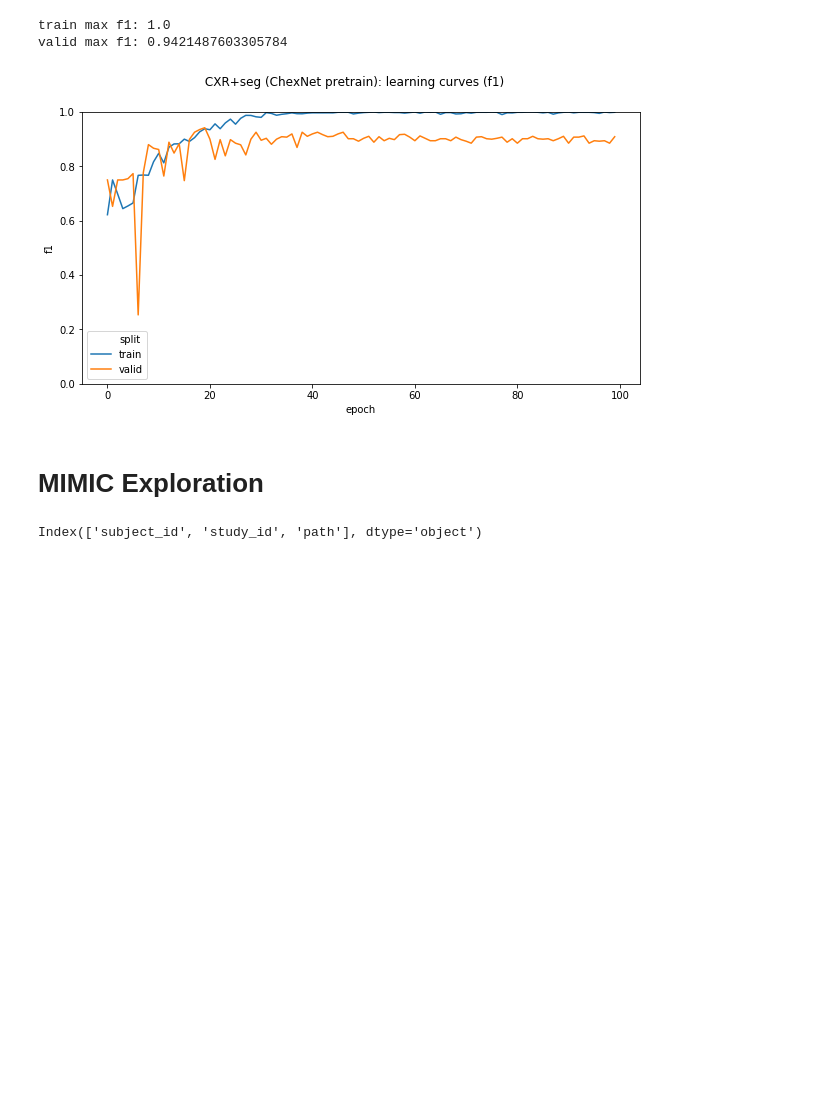
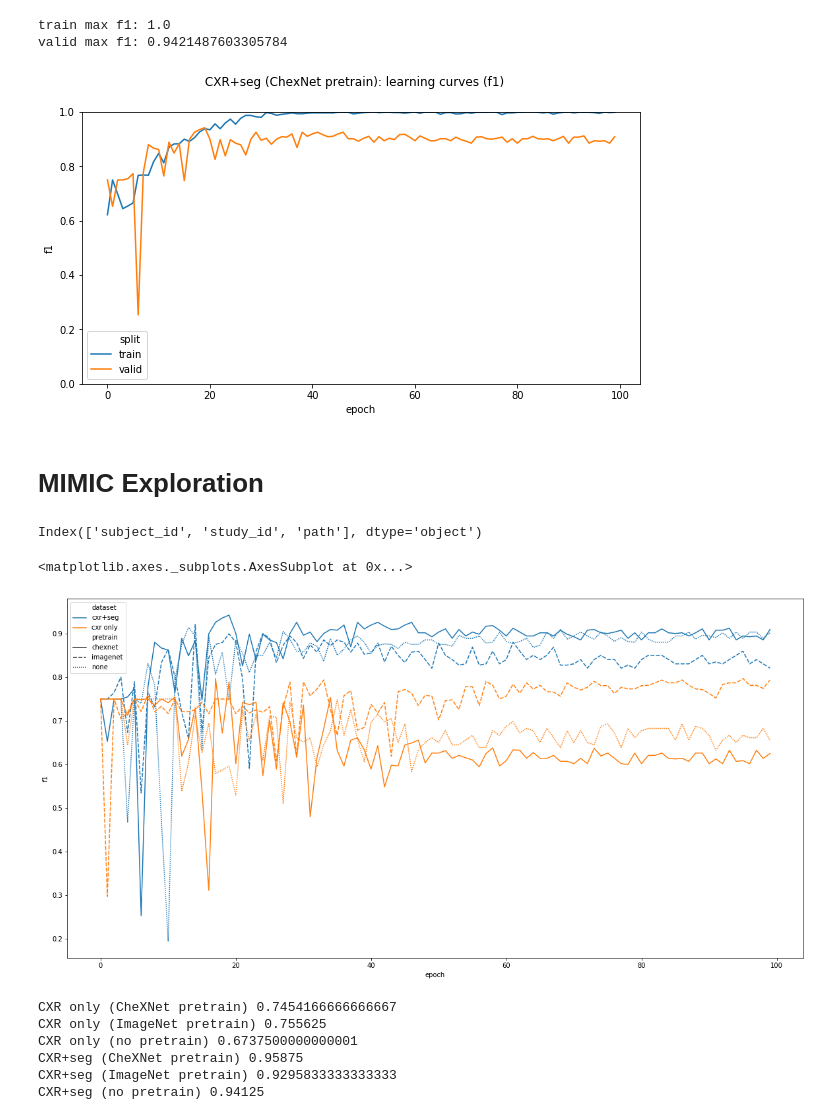
Before and after one commit to geoffreyangus/pytorch-classification, a Jupyter notebook: notebooks/drain_detection/11-18.ipynb, the cells around one changed output. Cells and saved outputs as stored; diff of their text form; code cells hidden in the pictures; blank space fills up the shorter version.

Commit message:
cleaning up catheter_detector and running debugging experiments on train.py

```diff
--- a/notebooks/drain_detection/11-18.ipynb
+++ b/notebooks/drain_detection/11-18.ipynb
@@ -25,5 +22,15 @@ The autoreload extension is already loaded. To reload it, use:
 # %%
 def plot_learning_curves(name, experiment_dirs, splits, metric, ylim=None):
+    pretrain = 'none'
+    if 'imagenet' in name.lower():
+        pretrain = 'imagenet'
+    elif 'chexnet' in name.lower():
+        pretrain = 'chexnet'
+
+    dataset = 'cxr only'
+    if 'cxr+seg' in name.lower():
+        dataset = 'cxr+seg'
+
     res = plt.subplots(len(experiment_dirs))
     fig, axs = res[0], res[1:][0]
     if not isinstance(axs, np.ndarray):
@@ -31,6 +38,7 @@ def plot_learning_curves(name, experiment_dirs, splits, metric, ylim=None):
     fig.set_figheight(len(experiment_dirs) * 5)
     fig.set_figwidth(10)
     fig.suptitle(f'{name}: learning curves ({metric})')
+    maxes = {}
     for experiment_idx, experiment_dir in enumerate(experiment_dirs):
         fig1_data = []
         cout_path = osp.join(experiment_dir, 'cout.txt')
@@ -44,7 +52,7 @@ def plot_learning_curves(name, experiment_dirs, splits, metric, ylim=None):
                 query = f"{split}/{metric}': "
                 primary_metric_str = re.findall(f"{query}[0-9\.]+", "\n".join(lines)) # guaranteed to be in order
                 primary_metric_vals = [s[len(query):] for s in primary_metric_str]
-                print(f'{split} max {metric}: {max(primary_metric_vals, key=lambda x: float(x))}')
+                maxes[f'{split}/{metric}'] = max(primary_metric_vals, key=lambda x: float(x))
                 for epoch, val in enumerate(primary_metric_vals):
                     fig1_data.append({
                         'split': split,
@@ -53,14 +61,16 @@ def plot_learning_curves(name, experiment_dirs, splits, metric, ylim=None):
                         'query': query,
                         f'{metric}': float(val),
                         'experiment_dir': experiment_dir,
-                        'experiment_name': name
+                        'experiment_name': name,
+                        'dataset': dataset,
+                        'pretrain': pretrain
                     })
         fig1_df = pd.DataFrame(fig1_data)
         ax = axs[experiment_idx]
         if ylim:
             ax.set_ylim(ylim)
         sns.lineplot(data=fig1_df, x='epoch', y=f'{metric}', hue='split', ax=ax)
-    return fig
+    return fig, maxes, fig1_data
 # %%
 experiment_dirs = [
     'experiments/drain_detection/cxr_only/no_pretrain/1',
@@ -75,6 +85,6 @@ name = 'CXR only (no pretrain)'
 splits = ['train', 'valid']
 metric = 'f1'
 ylim = [0,1]
-fig = plot_learning_curves(name, [experiment_dirs[0]], splits, metric, ylim)
+fig, maxes, entries = plot_learning_curves(name, [experiment_dirs[0]], splits, metric, ylim)
 fig.savefig(f"figs/{name.replace(' ', '_')}.png")
 # %% [output]
@@ -154,3 +162,38 @@ printer = PrettyPrinter(width=120)
 #     with open(osp.join(study_dir, study_row['path']), 'r') as f:
 #         study = f.readlines()
 #     printer.pprint(study)
+# %%
+%%capture output
+data = []
+splits = ['valid']
+names = [
+    'CXR only (no pretrain)',
+    'CXR only (ImageNet pretrain)',
+    'CXR only (CheXNet pretrain)',
+    'CXR+seg (no pretrain)',
+    'CXR+seg (ImageNet pretrain)',
+    'CXR+seg (CheXNet pretrain)'
+]
+for metric in ['roc_auc', 'f1']:
+    for i in range(len(experiment_dirs)):
+        _, _, entries = plot_learning_curves(names[i], [experiment_dirs[i]], splits, metric, ylim)
+        data += entries
+# %%
+data_df = pd.DataFrame(data)
+data_df
+plt.figure(figsize=(20, 10))
+sns.lineplot(data=data_df, y='f1', x='epoch', hue='dataset', hue_order=['cxr+seg', 'cxr only'], style='pretrain', style_order=['chexnet', 'imagenet', 'none'])
+# %% [output]
+<matplotlib.axes._subplots.AxesSubplot at 0x...>
+[figure, added]
+# %%
+name_groups = data_df.groupby('experiment_name')
+for name, group in name_groups:
+    print(name, max(group[group['roc_auc'].notnull()]['roc_auc']))
+# %% [output]
+CXR only (CheXNet pretrain) 0.7454166666666667
+CXR only (ImageNet pretrain) 0.755625
+CXR only (no pretrain) 0.6737500000000001
+CXR+seg (CheXNet pretrain) 0.95875
+CXR+seg (ImageNet pretrain) 0.9295833333333333
+CXR+seg (no pretrain) 0.94125
```
Also changed, not shown: parts of 3 cells of this notebook, 2 other files.
